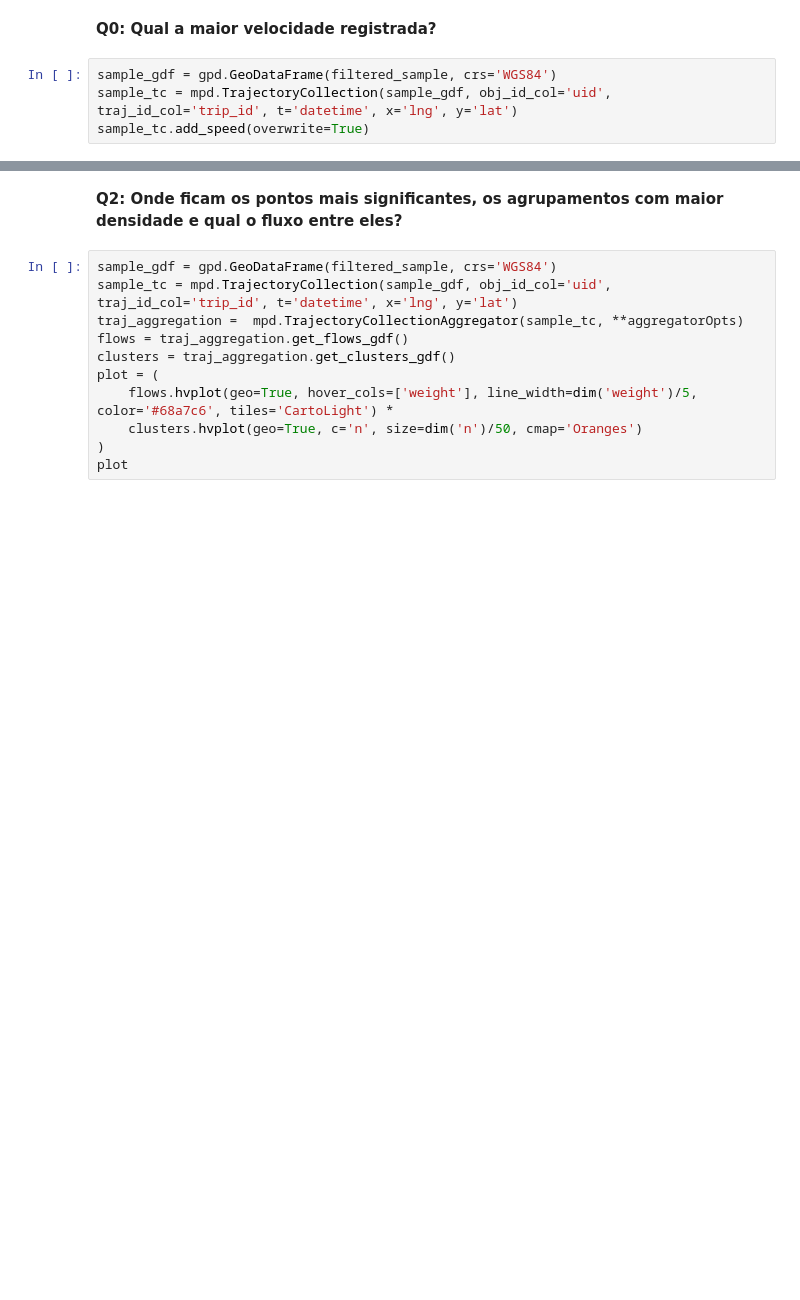
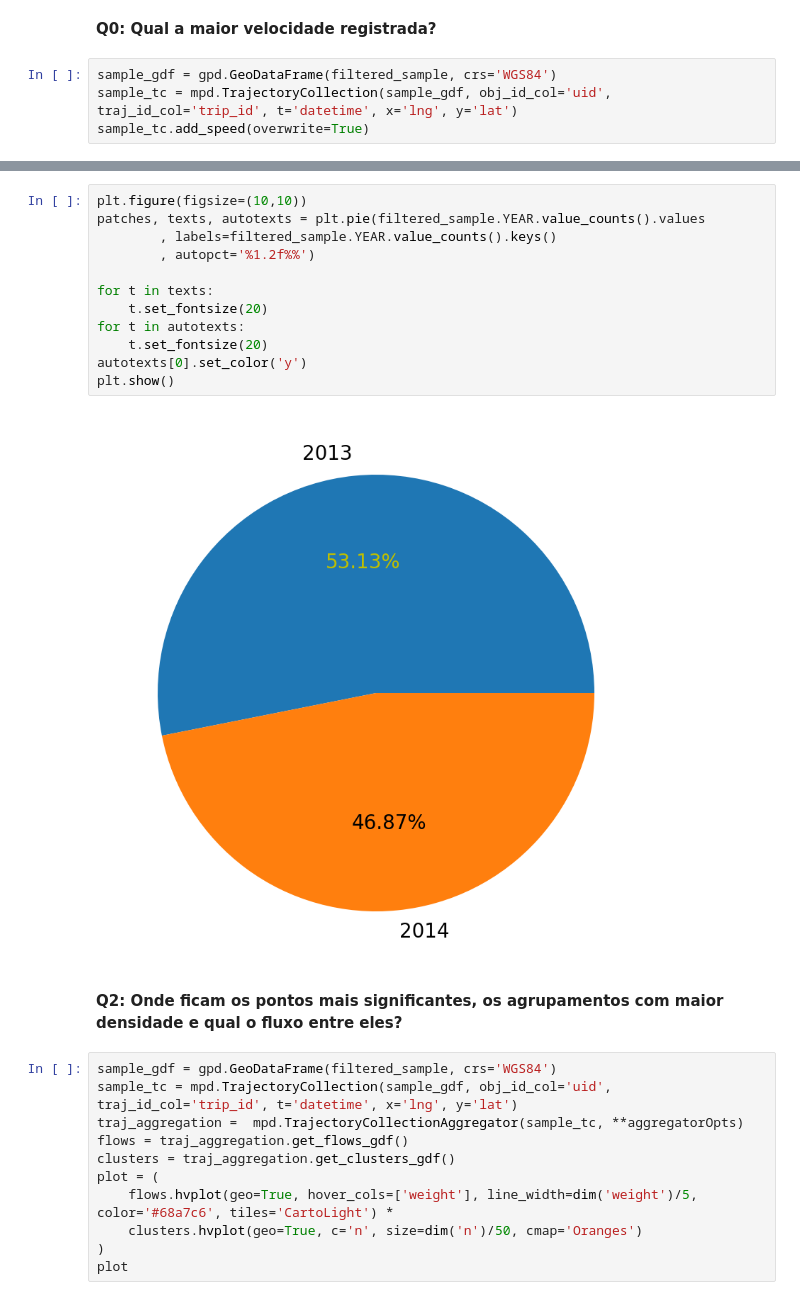
Before and after one commit to edgarsoliveira1/Analisando-e-Entendendo-a-Mobilidade-no-Espaco-Urbano-a-partir-de-Traces-Digitais-Teoria-e-Pratica, a Jupyter notebook: 8_exploração_de_dados.ipynb, the cells around one changed output, grey strips where cells are left out. Drawn from its saved outputs; the diff is of its cells as text; blank space fills up the shorter version.

```diff
--- a/8_exploração_de_dados.ipynb
+++ b/8_exploração_de_dados.ipynb
@@ -44,3 +85,17 @@ filtered_sample['uid'].value_counts().plot(title='Número de pontos para cada ta
+# %%
+plt.figure(figsize=(10,10))
+patches, texts, autotexts = plt.pie(filtered_sample.YEAR.value_counts().values
+        , labels=filtered_sample.YEAR.value_counts().keys()
+        , autopct='%1.2f%%')
+
+for t in texts:
+    t.set_fontsize(20)
+for t in autotexts:
+    t.set_fontsize(20)
+autotexts[0].set_color('y')
+plt.show()
+# %% [output]
+[figure, added]
 # %% [markdown]
 **Q2: Onde ficam os pontos mais significantes, os agrupamentos com maior densidade e qual o fluxo entre eles?**
 # %%
```
Also changed, not shown: parts of 9 cells of this notebook.
